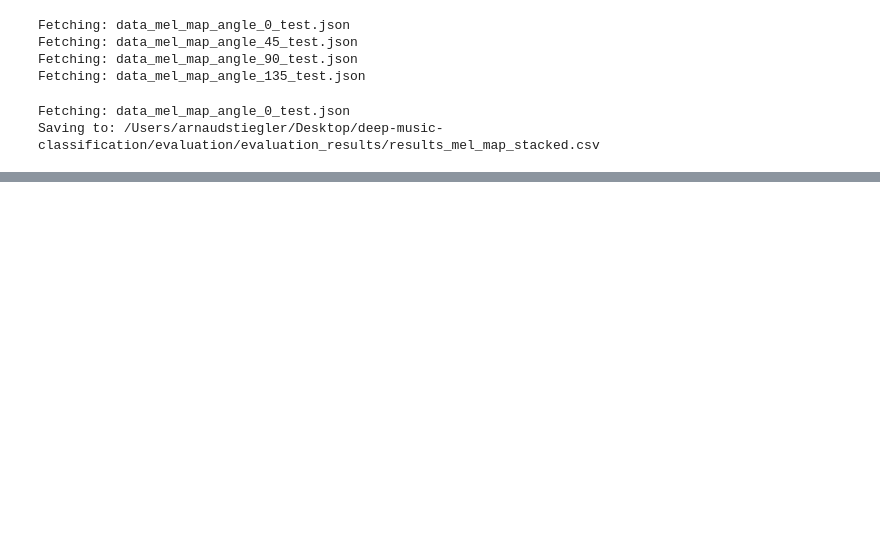
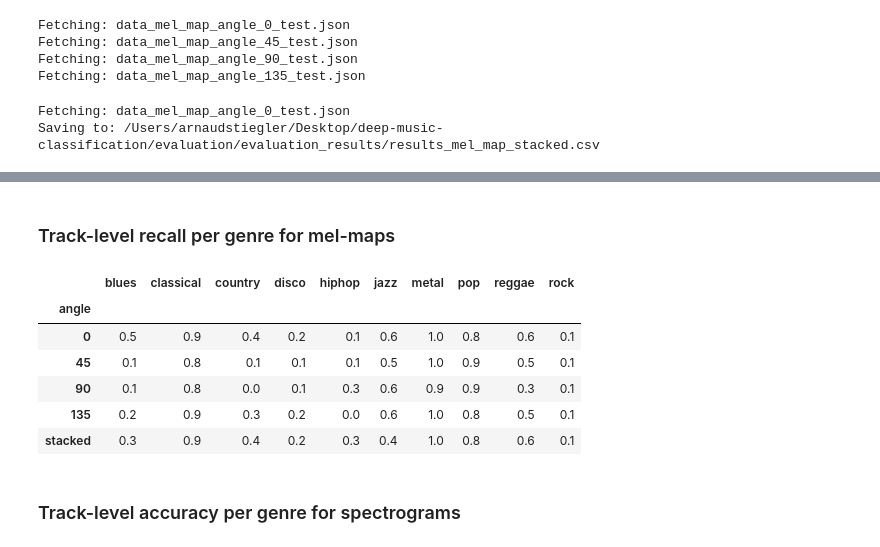
Before and after one commit to redouane-dziri/deep-music-classification, a Jupyter notebook: evaluation/evaluate_GLCM.ipynb, the cells around one changed output, grey strips where cells are left out. Drawn from its saved outputs; the diff is of its cells as text; code cells hidden in the pictures; blank space fills up the shorter version.

```diff
--- a/evaluation/evaluate_GLCM.ipynb
+++ b/evaluation/evaluate_GLCM.ipynb
@@ -223,0 +342,21 @@ for map_type in track_level_acc:
+# %% [markdown]
+### Track-level recall per genre for mel-maps
+# %%
+x = []
+for angle in track_level_acc[map_type]:
+    x.append(track_level_acc['mel_map'][angle]['class_recall'])
+
+track_level_mel_maps = pd.DataFrame(x)
+track_level_mel_maps['angle'] = pd.Series(['0','45','90','135','stacked'])
+track_level_mel_maps.set_index('angle', inplace=True)
+track_level_mel_maps
+# %% [output]
+|  | blues | classical | country | disco | hiphop | jazz | metal | pop | reggae | rock |
+| angle |  |  |  |  |  |  |  |  |  |  |
+| 0 | 0.5 | 0.9 | 0.4 | 0.2 | 0.1 | 0.6 | 1.0 | 0.8 | 0.6 | 0.1 |
+| 45 | 0.1 | 0.8 | 0.1 | 0.1 | 0.1 | 0.5 | 1.0 | 0.9 | 0.5 | 0.1 |
+| 90 | 0.1 | 0.8 | 0.0 | 0.1 | 0.3 | 0.6 | 0.9 | 0.9 | 0.3 | 0.1 |
+| 135 | 0.2 | 0.9 | 0.3 | 0.2 | 0.0 | 0.6 | 1.0 | 0.8 | 0.5 | 0.1 |
+| stacked | 0.3 | 0.9 | 0.4 | 0.2 | 0.3 | 0.4 | 1.0 | 0.8 | 0.6 | 0.1 |
+# %% [markdown]
+### Track-level accuracy per genre for spectrograms
```
Also changed, not shown: parts of 54 cells of this notebook, 7 other files.
